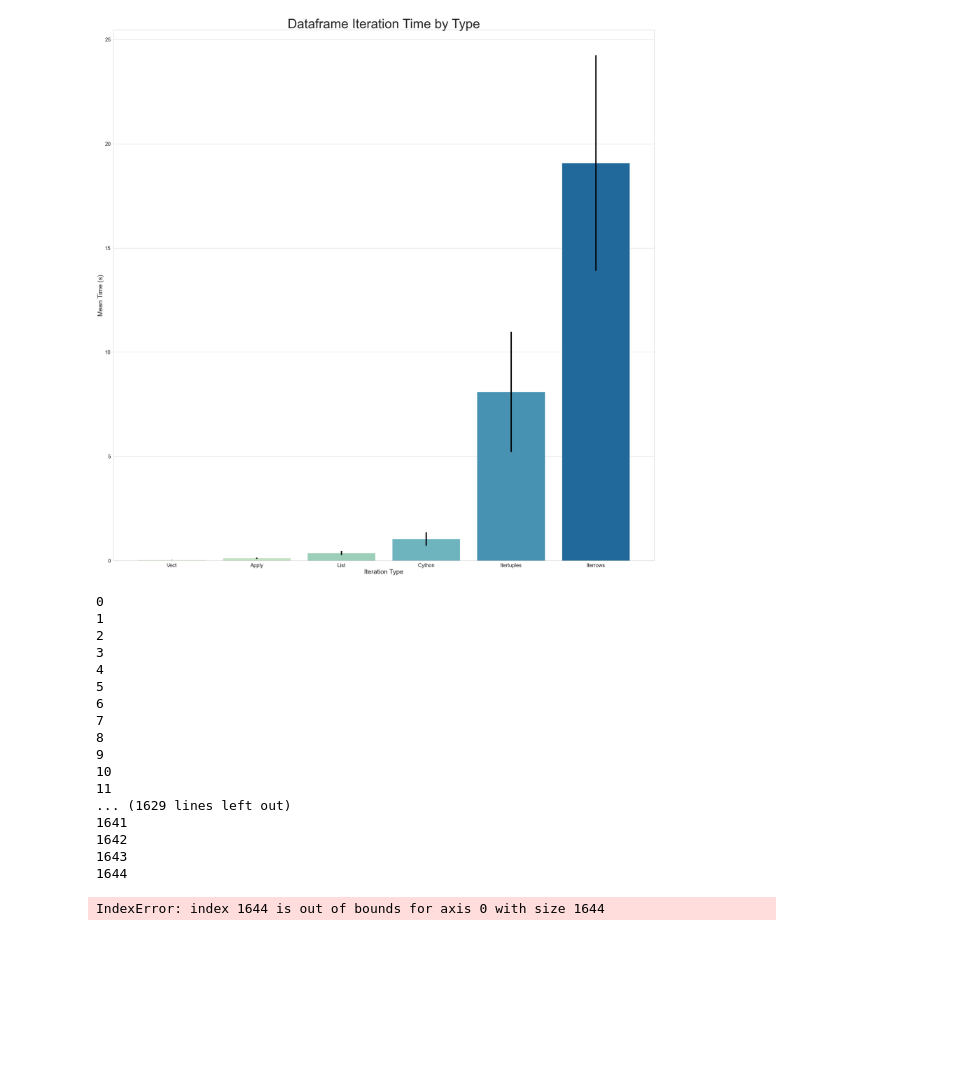
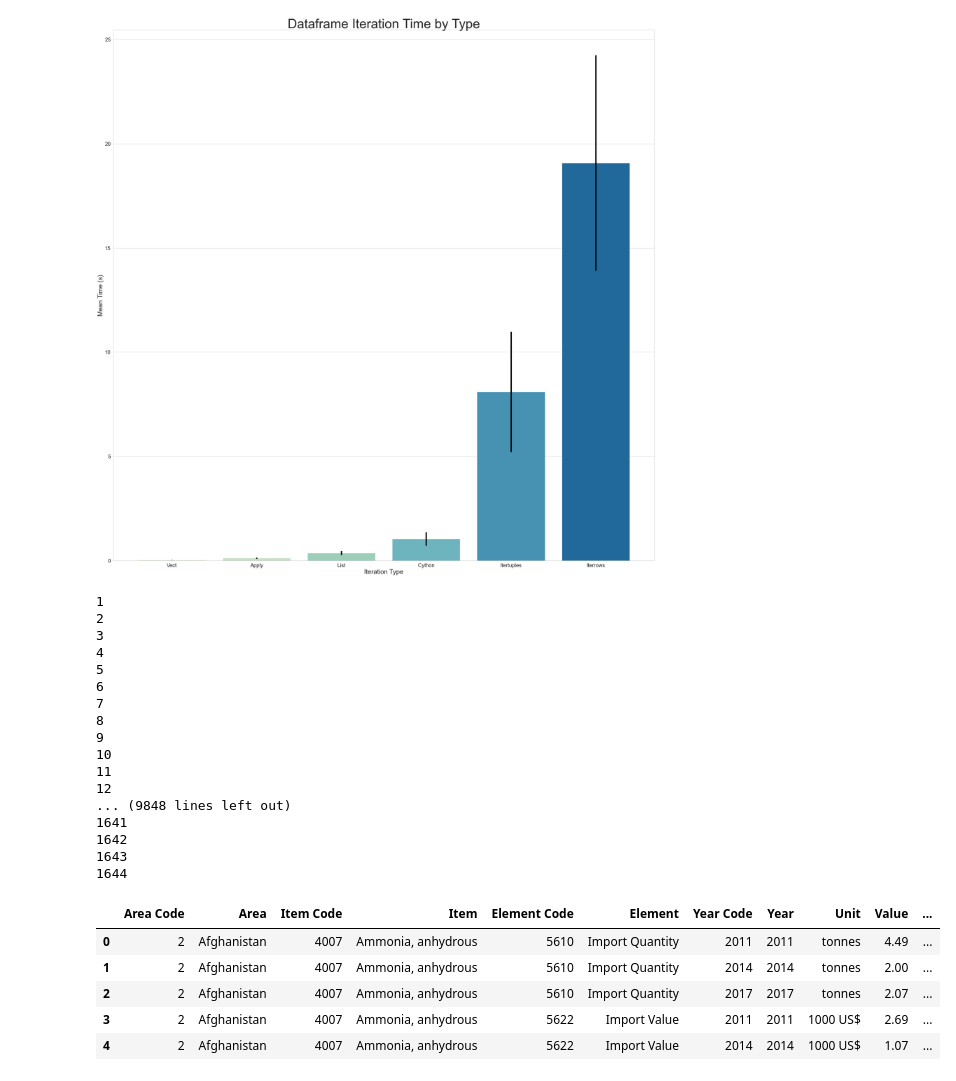
Before and after one commit to JSemelhago/DFManipulationComparison, a Jupyter notebook: src/DataframeManipulationTypes.ipynb, the cells around one changed output. Drawn from its saved outputs; the diff is of its cells as text; code cells hidden in the pictures; blank space fills up the shorter version.

Commit message:
Compiled time per row in single dataframe

```diff
--- a/src/DataframeManipulationTypes.ipynb
+++ b/src/DataframeManipulationTypes.ipynb
@@ -338,9 +338,8 @@ fig1.savefig('../output/iterationtypetimebarplot.png')
 # %% [output]
 [figure]
 # %%
-
 df = pd.read_csv('../data/FertilizersProduct.csv')
-pivot_time = np.empty(shape=int(df.shape[0]/100), dtype='float64')
+vect_time = np.empty(shape=int(df.shape[0]/100), dtype='float64')
 
 counter = 0
 while df.shape[0]>100:
@@ -349,37 +348,43 @@ while df.shape[0]>100:
 
     start = time.time()
 
     dfpivot = dfpivot[dfpivot['Unit']=='tonnes'].drop(columns=['Unit'])
     dfpivot = dfpivot.groupby(['Area','Item'], as_index=False)['Value'].sum()
     dfpivot = dfpivot.pivot(index='Area', columns='Item', values='Value')
 
     dfpivot = dfpivot.fillna(0.0)
 
 
-    pivot_time[counter] = time.time()-start
+    vect_time[counter] = time.time()-start
     df.drop(df.tail(100).index, inplace=True)
     counter+=1
 
+
 df.head()
 # %% [output]
-0
 1
 2
 3
 4
 5
 6
 7
 8
 9
 10
 11
-... (1629 lines left out)
+12
+... (9848 lines left out)
 1641
 1642
 1643
 1644
-IndexError: index 1644 is out of bounds for axis 0 with size 1644
+|  | Area Code | Area | Item Code | Item | Element Code | Element | Year Code | Year | Unit | Value | ... |
+| 0 | 2 | Afghanistan | 4007 | Ammonia, anhydrous | 5610 | Import Quantity | 2011 | 2011 | tonnes | 4.49 | ... |
+| 1 | 2 | Afghanistan | 4007 | Ammonia, anhydrous | 5610 | Import Quantity | 2014 | 2014 | tonnes | 2.00 | ... |
+| 2 | 2 | Afghanistan | 4007 | Ammonia, anhydrous | 5610 | Import Quantity | 2017 | 2017 | tonnes | 2.07 | ... |
+| 3 | 2 | Afghanistan | 4007 | Ammonia, anhydrous | 5622 | Import Value | 2011 | 2011 | 1000 US$ | 2.69 | ... |
+| 4 | 2 | Afghanistan | 4007 | Ammonia, anhydrous | 5622 | Import Value | 2014 | 2014 | 1000 US$ | 1.07 | ... |
 # %%
 df = pd.read_csv('../data/FertilizersProduct.csv')
 apply_time = np.empty(shape=int(df.shape[0]/100), dtype='float64')
```
Also changed, not shown: parts of 4 cells of this notebook.
